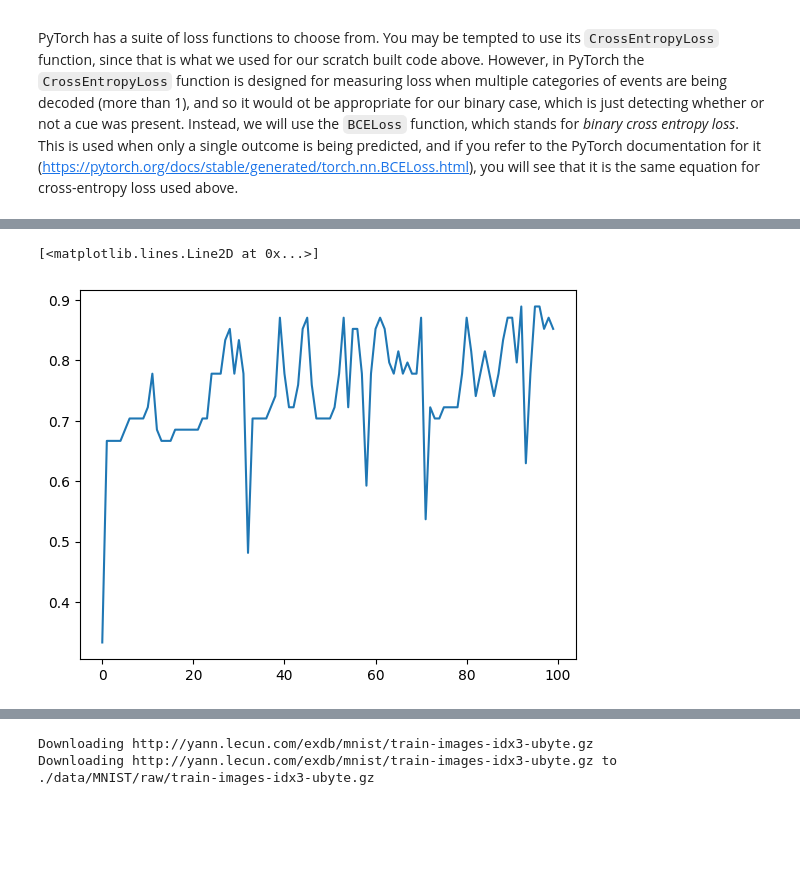
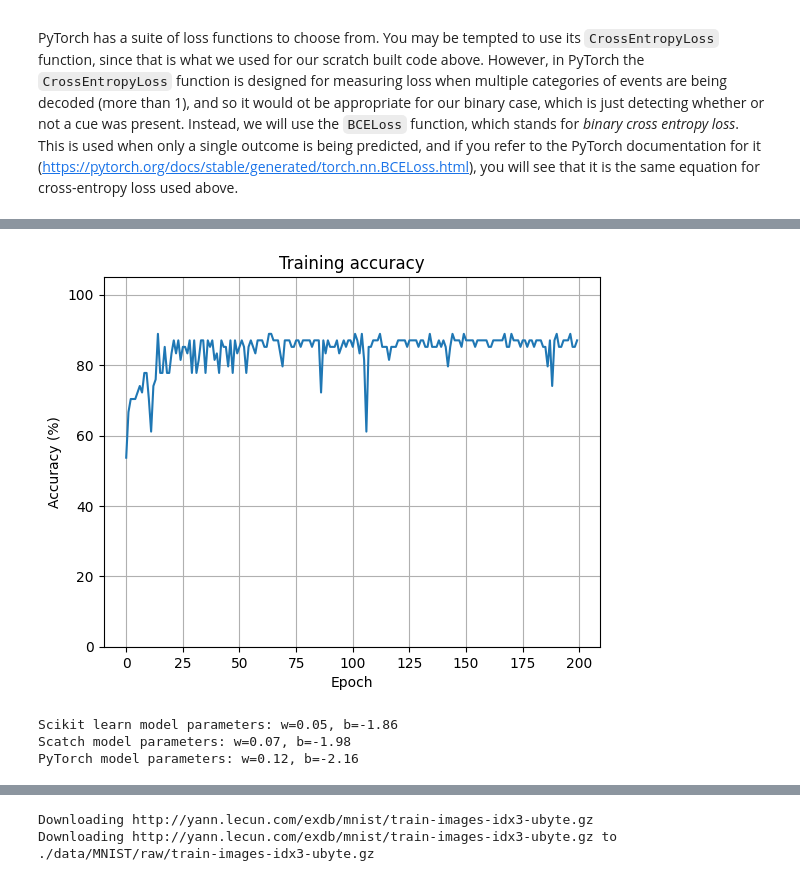
Before and after one commit to dbheadley/DecodingTheBrain, a Jupyter notebook: Week4/notes.ipynb, the cells around one changed output, grey strips where cells are left out. Saved outputs shown, nothing was run; the diff lists cells and outputs as text; code cells hidden in the pictures; blank space fills up the shorter version.

Commit message:
added to PyTorch section

```diff
--- a/Week4/notes.ipynb
+++ b/Week4/notes.ipynb
@@ -1431,2 +1453,14 @@ loss_fn = torch.nn.BCELoss()
+# %%
+# create a linear transformation with 1 input, 1 output, and a bias
+lin_trans = torch.nn.Linear(1, 1, bias=True)
+log_trans = torch.nn.Sigmoid()
+log_mdl = torch.nn.Sequential(
+    lin_trans,
+    log_trans
+)
+loss_fn = torch.nn.BCELoss()
+
+lin_trans.weight.data = torch.tensor([[0.0]])
+lin_trans.bias.data = torch.tensor([0.0])
 # %%
-optimizer = torch.optim.SGD(log_mdl.parameters(), lr=0.01, momentum=0.9)
+optimizer = torch.optim.SGD(log_mdl.parameters(), lr=0.001, momentum=0.9)
@@ -1439,17 +1467,23 @@ optimizer = torch.optim.SGD(log_mdl.parameters(), lr=0.01, momentum=0.9)
 # %%
 acc = []
-for i in range(100):
+for i in range(200):
     y_pred = log_mdl(torch.tensor(X.astype(np.float32))).detach().numpy()>0.5
-    acc.append(np.mean(y_pred.ravel() == y.ravel()))
+    acc.append(np.mean(y_pred.ravel() == y.ravel())*100)
     for erp, lbl in erp_dl:
-        optimizer.zero_grad()
         y_hat = log_mdl(erp.float())
         loss = loss_fn(y_hat, lbl.float().reshape(-1,1))
+        optimizer.zero_grad()
         loss.backward()
         optimizer.step()
 
-    print('Epoch {}: loss = {:.4f}, accuracy = {:.2f}%'.format(i, loss, acc[-1]*100))
+    if i%10 == 0:
+        print('Epoch {}: loss = {:.4f}, accuracy = {:.2f}%'.format(i, loss, acc[-1]))
 
 fig, ax = plt.subplots()
 ax.plot(acc)
+ax.set_xlabel('Epoch')
+ax.set_ylabel('Accuracy (%)')
+ax.set_title('Training accuracy')
+ax.set_ylim([0, 105])
+ax.grid()
 # %% [output]
@@ -1473,2 +1510,12 @@ Epoch 99: loss = 0.0440, accuracy = 85.19%
-[<matplotlib.lines.Line2D at 0x...>]
-[figure, old version]
+[figure, new version]
+# %%
+w_pt = float(lin_trans.weight.detach())
+b_pt = float(lin_trans.bias.detach())
+
+print('Scikit learn model parameters: w={:.2f}, b={:.2f}'.format(w_sk, b_sk))
+print('Scatch model parameters: w={:.2f}, b={:.2f}'.format(lm_scratch.w, lm_scratch.b))
+print('PyTorch model parameters: w={:.2f}, b={:.2f}'.format(w_pt, b_pt))
+# %% [output]
+Scikit learn model parameters: w=0.05, b=-1.86
+Scatch model parameters: w=0.07, b=-1.98
+PyTorch model parameters: w=0.12, b=-2.16
```
Also changed, not shown: parts of 24 cells of this notebook.
